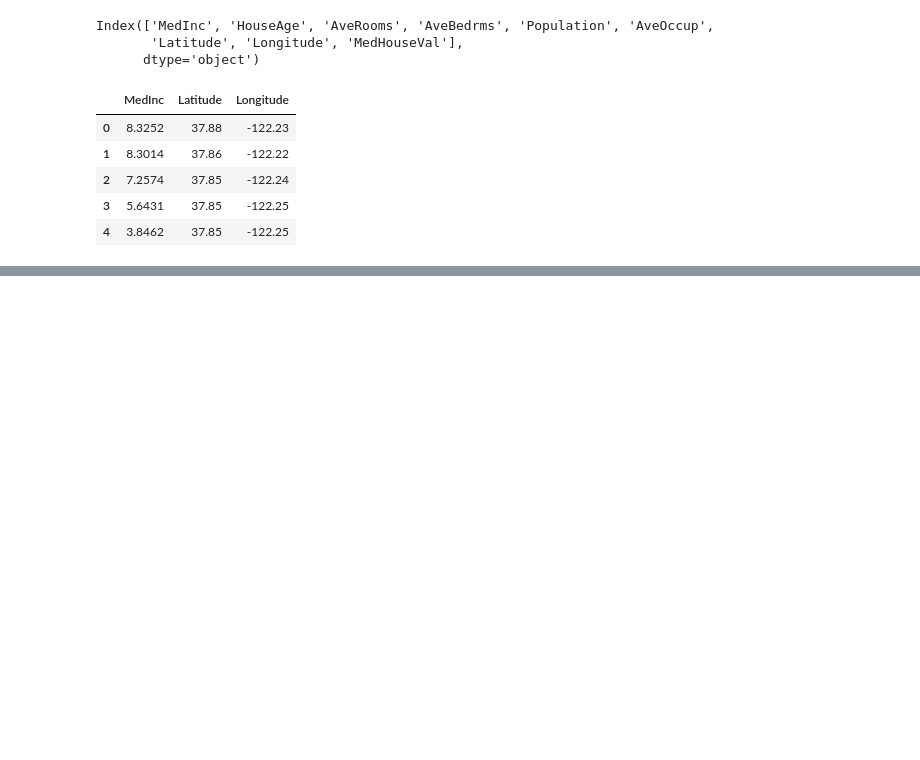
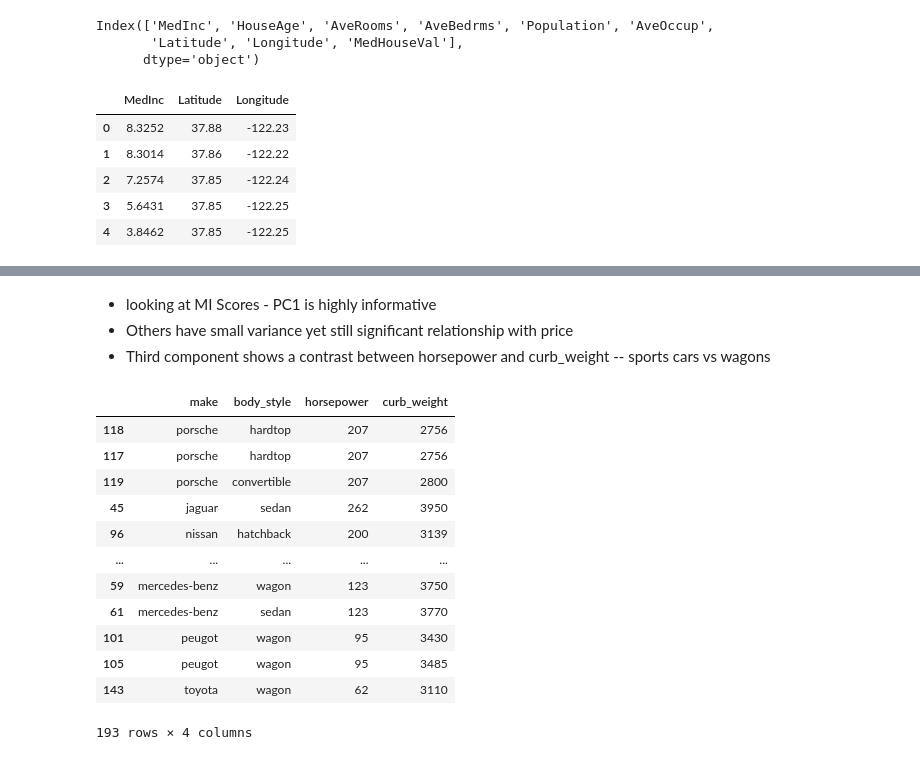
Before and after one commit to lilab001/ML-Toolkit, a Jupyter notebook: Mutual Information.ipynb, the cells around one changed output, grey strips where cells are left out. Saved outputs shown, nothing was run; the diff lists cells and outputs as text; code cells hidden in the pictures; blank space fills up the shorter version.

```diff
--- a/Mutual Information.ipynb
+++ b/Mutual Information.ipynb
@@ -205,0 +292,22 @@ Index(['Type', 'LongestShell', 'Diameter', 'Height', 'WholeWeight',
+# %% [markdown]
+* looking at MI Scores - PC1 is highly informative
+* Others have small variance yet still significant relationship with price
+* Third component shows a contrast between horsepower and curb_weight -- sports cars vs wagons
+# %%
+idx = X_pca["PC3"].sort_values( ascending = False ).index
+cols = ["make" , "body_style", "horsepower" , "curb_weight"]
+df.loc[ idx , cols ]
+# %% [output]
+|  | make | body_style | horsepower | curb_weight |
+| 118 | porsche | hardtop | 207 | 2756 |
+| 117 | porsche | hardtop | 207 | 2756 |
+| 119 | porsche | convertible | 207 | 2800 |
+| 45 | jaguar | sedan | 262 | 3950 |
+| 96 | nissan | hatchback | 200 | 3139 |
+| ... | ... | ... | ... | ... |
+| 59 | mercedes-benz | wagon | 123 | 3750 |
+| 61 | mercedes-benz | sedan | 123 | 3770 |
+| 101 | peugot | wagon | 95 | 3430 |
+| 105 | peugot | wagon | 95 | 3485 |
+| 143 | toyota | wagon | 62 | 3110 |
+193 rows × 4 columns
```
Also changed, not shown: parts of 12 cells of this notebook.
